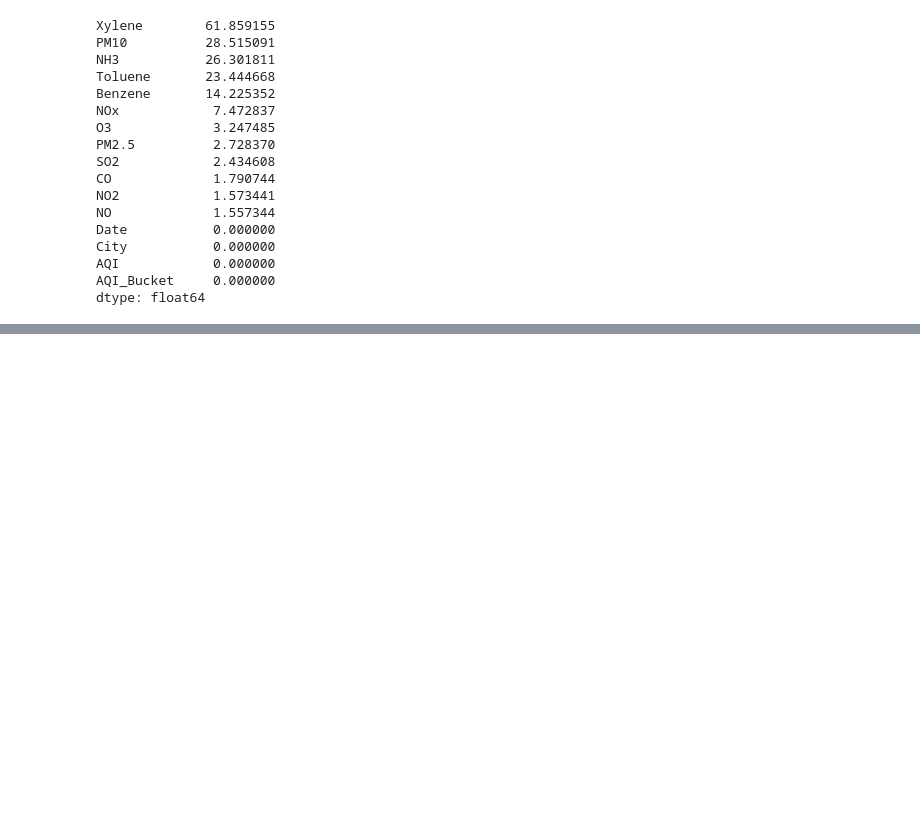
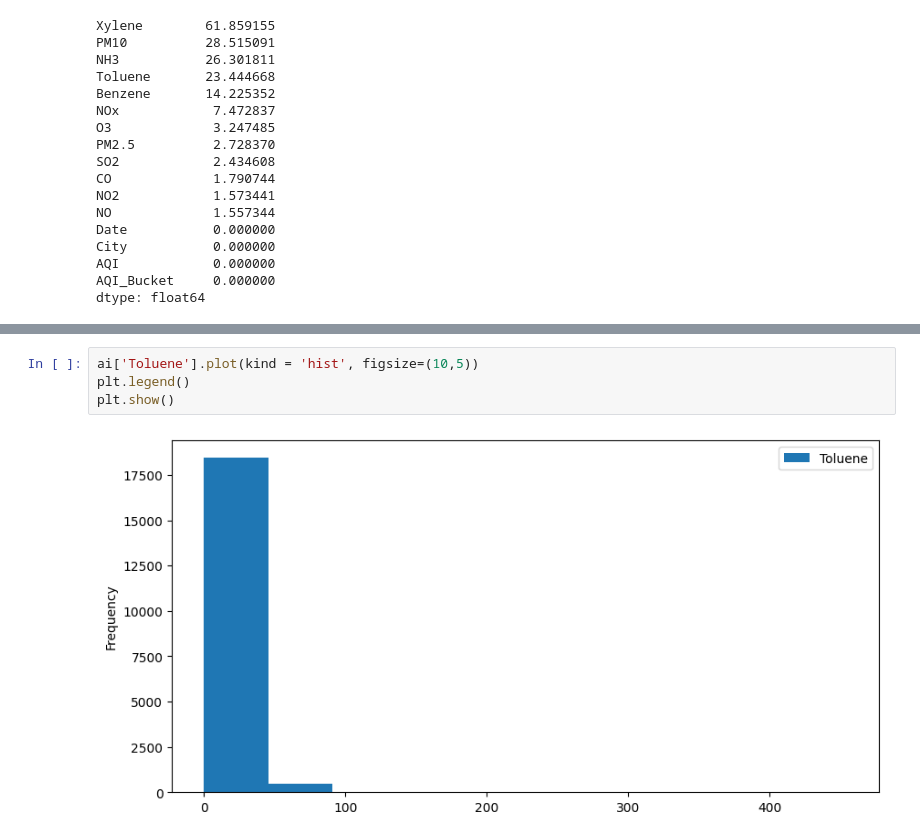
Before and after one commit to ImposterCD/Air-Quality-Index-Prediction-Model, a Jupyter notebook: Air quality index prediction Model.ipynb, the cells around one changed output, grey strips where cells are left out. Drawn from its saved outputs; the diff is of its cells as text; blank space fills up the shorter version.

```diff
--- a/Air quality index prediction Model.ipynb
+++ b/Air quality index prediction Model.ipynb
@@ -152,0 +173,6 @@ dtype: float64
+# %%
+ai['Toluene'].plot(kind = 'hist', figsize=(10,5))
+plt.legend()
+plt.show()
+# %% [output]
+[figure, added]
```
Also changed, not shown: parts of 39 cells of this notebook.
